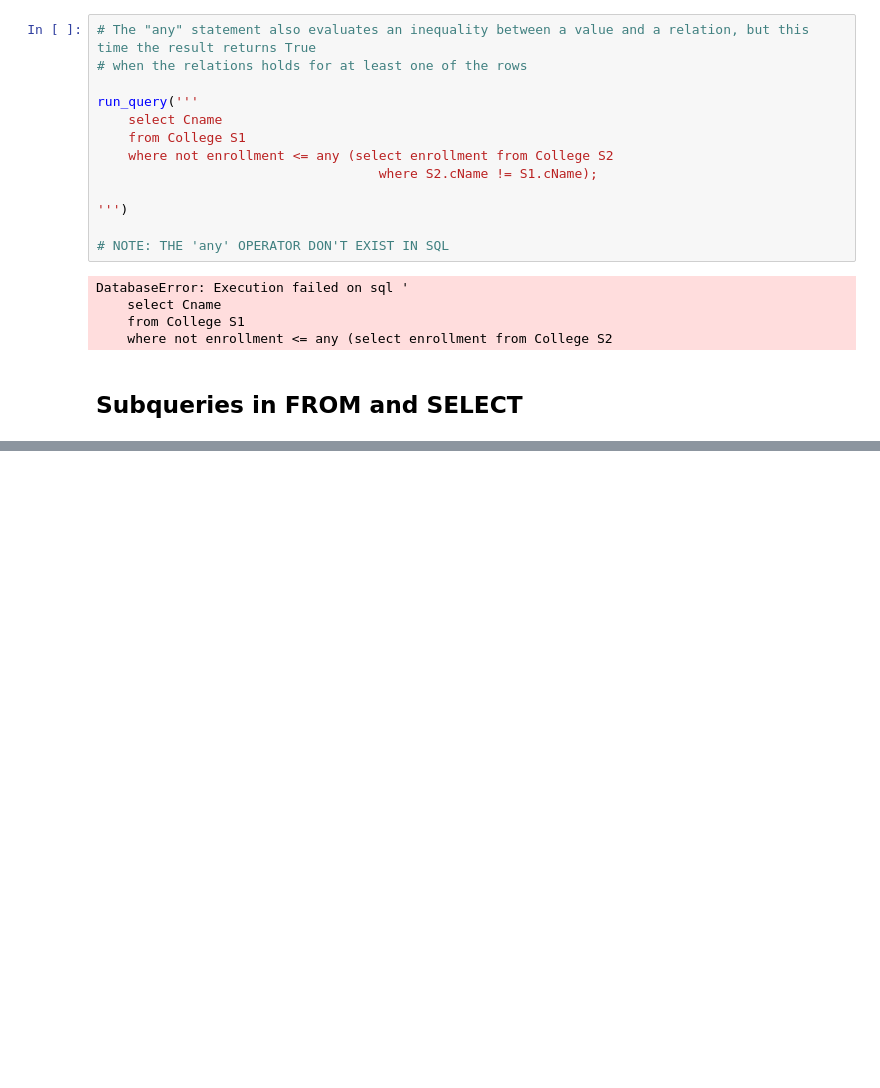
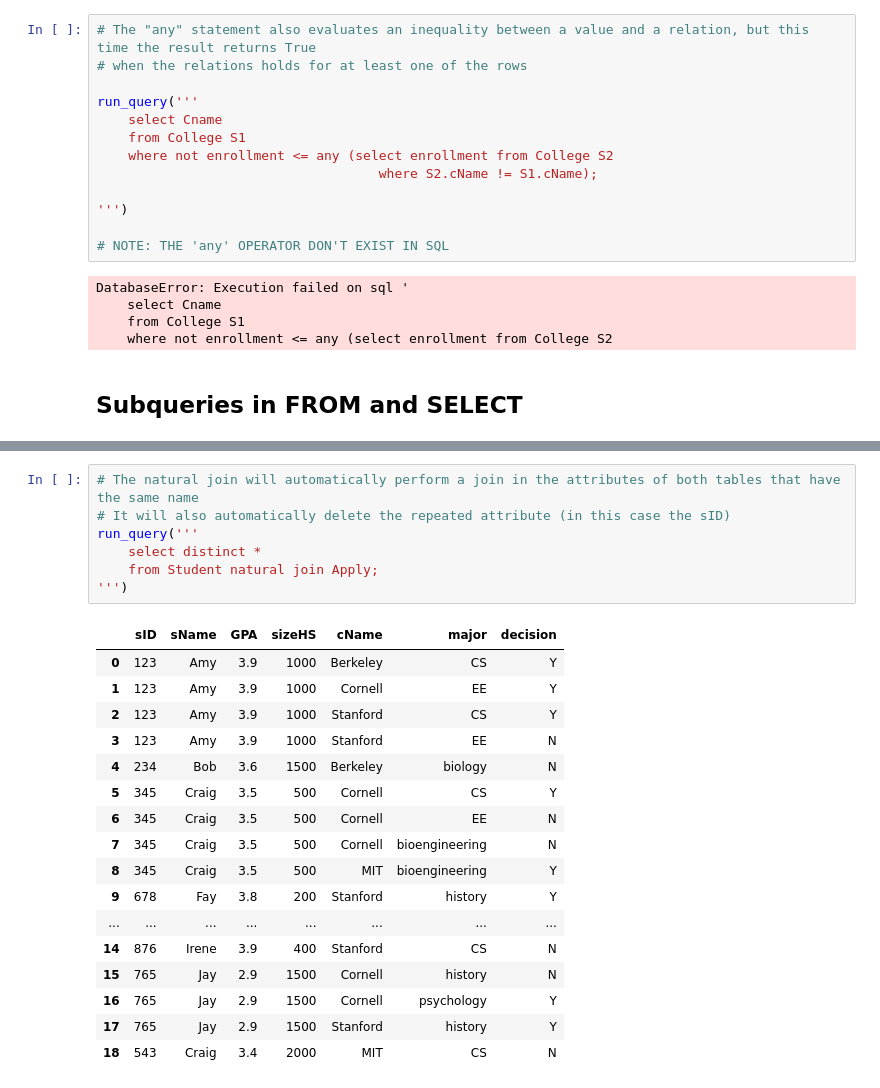
Before and after one commit to OniSlayer/standford_sql_notes, a Jupyter notebook: stanford_sql_notes.ipynb, the cells around one changed output, grey strips where cells are left out. Saved outputs shown, nothing was run; the diff lists cells and outputs as text; blank space fills up the shorter version.

Commit message:
Finish join operators

```diff
--- a/stanford_sql_notes.ipynb
+++ b/stanford_sql_notes.ipynb
@@ -503,0 +605,25 @@ DatabaseError: Execution failed on sql '
+# %%
+# The natural join will automatically perform a join in the attributes of both tables that have the same name
+# It will also automatically delete the repeated attribute (in this case the sID)
+run_query('''
+    select distinct *
+    from Student natural join Apply;
+''')
+# %% [output]
+|  | sID | sName | GPA | sizeHS | cName | major | decision |
+| 0 | 123 | Amy | 3.9 | 1000 | Berkeley | CS | Y |
+| 1 | 123 | Amy | 3.9 | 1000 | Cornell | EE | Y |
+| 2 | 123 | Amy | 3.9 | 1000 | Stanford | CS | Y |
+| 3 | 123 | Amy | 3.9 | 1000 | Stanford | EE | N |
+| 4 | 234 | Bob | 3.6 | 1500 | Berkeley | biology | N |
+| 5 | 345 | Craig | 3.5 | 500 | Cornell | CS | Y |
+| 6 | 345 | Craig | 3.5 | 500 | Cornell | EE | N |
+| 7 | 345 | Craig | 3.5 | 500 | Cornell | bioengineering | N |
+| 8 | 345 | Craig | 3.5 | 500 | MIT | bioengineering | Y |
+| 9 | 678 | Fay | 3.8 | 200 | Stanford | history | Y |
+| ... | ... | ... | ... | ... | ... | ... | ... |
+| 14 | 876 | Irene | 3.9 | 400 | Stanford | CS | N |
+| 15 | 765 | Jay | 2.9 | 1500 | Cornell | history | N |
+| 16 | 765 | Jay | 2.9 | 1500 | Cornell | psychology | Y |
+| 17 | 765 | Jay | 2.9 | 1500 | Stanford | history | Y |
+| 18 | 543 | Craig | 3.4 | 2000 | MIT | CS | N |
```
Also changed, not shown: parts of 12 cells of this notebook, 1 other file.
